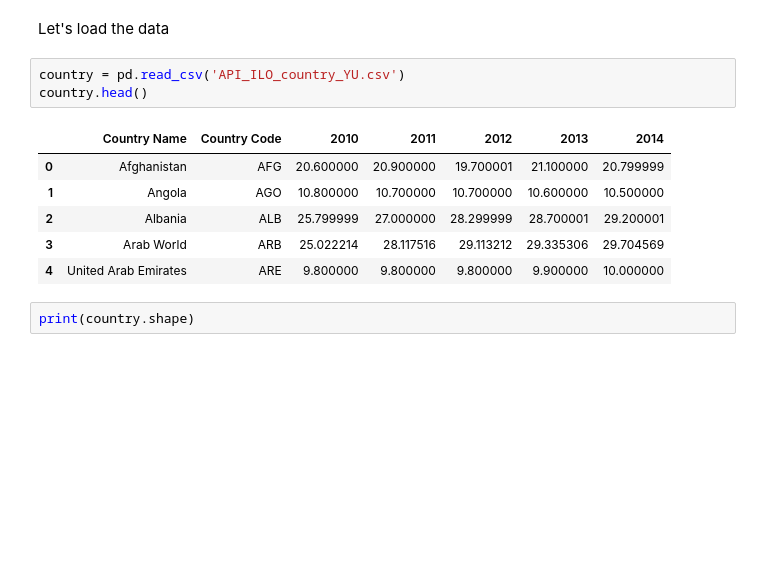
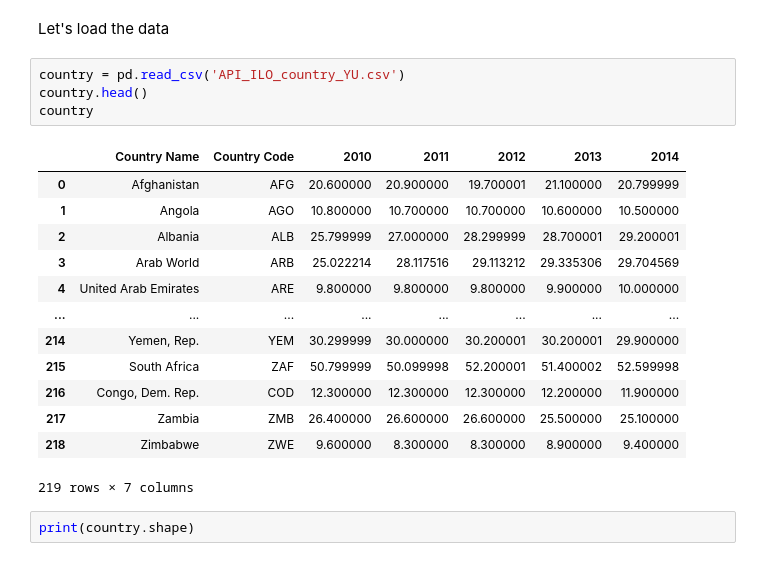
Before and after one commit to 2019aliu/HooHacks2020, a Jupyter notebook: Notebooks/CoronavirusPlots/kernel31654bdd4b.ipynb, the cells around one changed output. Cells and saved outputs as stored; diff of their text form; blank space fills up the shorter version.

```diff
--- a/Notebooks/CoronavirusPlots/kernel31654bdd4b.ipynb
+++ b/Notebooks/CoronavirusPlots/kernel31654bdd4b.ipynb
@@ -18,13 +18,21 @@ Let's load the data
 # %%
 country = pd.read_csv('API_ILO_country_YU.csv')
 country.head()
+country
 # %% [output]
 |  | Country Name | Country Code | 2010 | 2011 | 2012 | 2013 | 2014 |
 | 0 | Afghanistan | AFG | 20.600000 | 20.900000 | 19.700001 | 21.100000 | 20.799999 |
 | 1 | Angola | AGO | 10.800000 | 10.700000 | 10.700000 | 10.600000 | 10.500000 |
 | 2 | Albania | ALB | 25.799999 | 27.000000 | 28.299999 | 28.700001 | 29.200001 |
 | 3 | Arab World | ARB | 25.022214 | 28.117516 | 29.113212 | 29.335306 | 29.704569 |
 | 4 | United Arab Emirates | ARE | 9.800000 | 9.800000 | 9.800000 | 9.900000 | 10.000000 |
+| ... | ... | ... | ... | ... | ... | ... | ... |
+| 214 | Yemen, Rep. | YEM | 30.299999 | 30.000000 | 30.200001 | 30.200001 | 29.900000 |
+| 215 | South Africa | ZAF | 50.799999 | 50.099998 | 52.200001 | 51.400002 | 52.599998 |
+| 216 | Congo, Dem. Rep. | COD | 12.300000 | 12.300000 | 12.300000 | 12.200000 | 11.900000 |
+| 217 | Zambia | ZMB | 26.400000 | 26.600000 | 26.600000 | 25.500000 | 25.100000 |
+| 218 | Zimbabwe | ZWE | 9.600000 | 8.300000 | 8.300000 | 8.900000 | 9.400000 |
+219 rows × 7 columns
 # %%
 print(country.shape)
 # %% [output]
```
Also changed, not shown: 6 other files.
